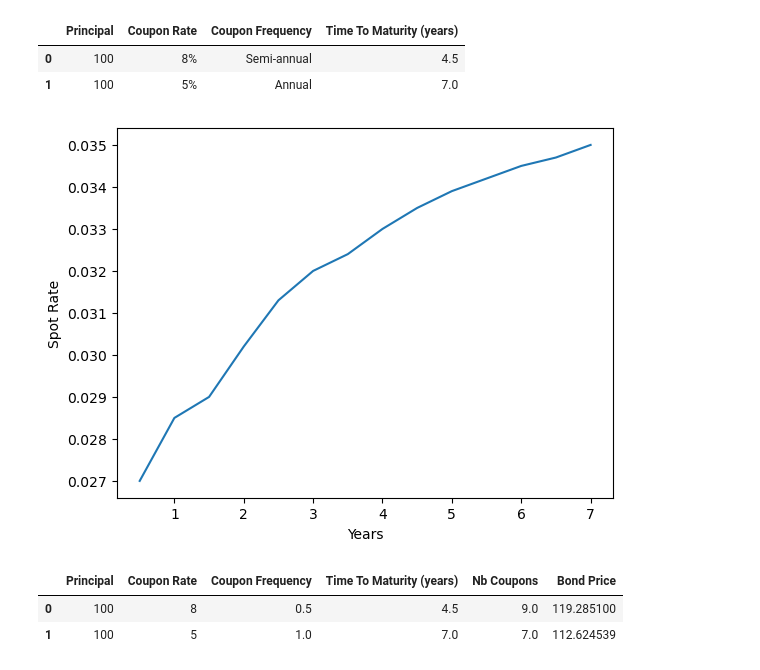
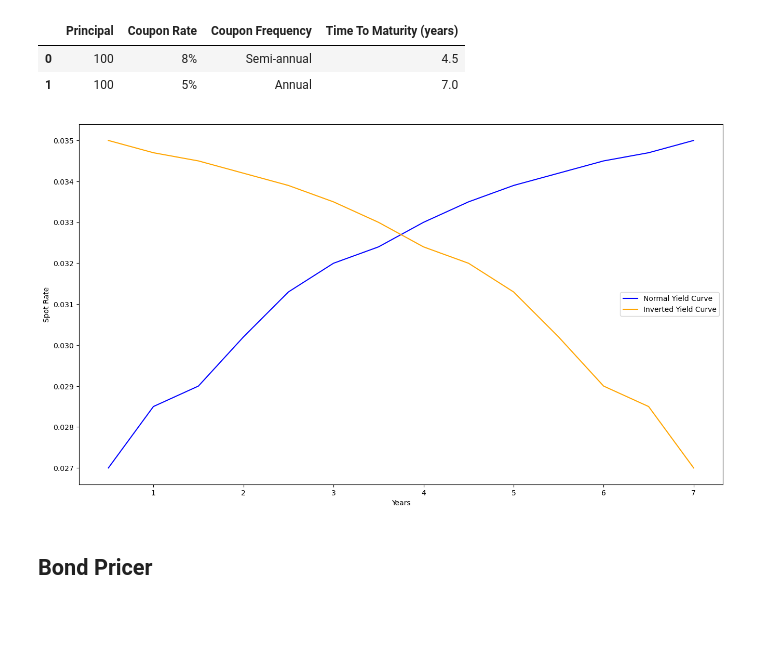
Before and after one commit to wiillytom/Hull-Projects, a Jupyter notebook: Chapter 4 Interest Rates/Ch4_Interest_Rates.ipynb, the cells around one changed output. Drawn from its saved outputs; the diff is of its cells as text; code cells hidden in the pictures; blank space fills up the shorter version.

```diff
--- a/Chapter 4 Interest Rates/Ch4_Interest_Rates.ipynb
+++ b/Chapter 4 Interest Rates/Ch4_Interest_Rates.ipynb
@@ -46,13 +46,18 @@ bond_data
 | 0 | 100 | 8% | Semi-annual | 4.5 |
 | 1 | 100 | 5% | Annual | 7.0 |
 # %%
-#Spot Curve :
+# Creating a normal Spot Curve :
 spot_curve_6m = [0.027, 0.0285, 0.029, 0.0302, 0.0313, 0.032, 0.0324, 0.033, 0.0335, 0.0339, 0.0342, 0.0345, 0.0347, 0.035]
+# Inverted spot curve to see the effects on bond pricing
+spot_curve_6m_inverted = [spot_curve_6m[-(i+1)] for i in range(len(spot_curve_6m))]
 # %%
+plt.rcParams["figure.figsize"] = (16, 9)
 x = np.arange(0.5, 7.5, 0.5)
-plt.plot(x, spot_curve_6m)
+plt.plot(x, spot_curve_6m, c="blue", label='Normal Yield Curve')
+plt.plot(x, spot_curve_6m_inverted, c='orange', label='Inverted Yield Curve')
 plt.ylabel('Spot Rate')
 plt.xlabel('Years')
+plt.legend()
 plt.xticks(np.arange(1,8));
 # %% [output]
-[figure, old version]
+[figure, new version]
@@ -69,6 +76,8 @@ def clean(data) :
     df['Nb Coupons'] = df['Time To Maturity (years)']/df['Coupon Frequency']
     return df
 df = clean(bond_data)
+# %% [markdown]
+## **Bond Pricer**
 # %%
 def bond_pricer(data,yield_curve):
     df = data.copy()
@@ -84,6 +91,0 @@ df_with_price = bond_pricer(df, spot_curve_6m)
-# %%
-df_with_price.head()
-# %% [output]
-|  | Principal | Coupon Rate | Coupon Frequency | Time To Maturity (years) | Nb Coupons | Bond Price |
-| 0 | 100 | 8 | 0.5 | 4.5 | 9.0 | 119.285100 |
-| 1 | 100 | 5 | 1.0 | 7.0 | 7.0 | 112.624539 |
```
Also changed, not shown: parts of 16 cells of this notebook.
